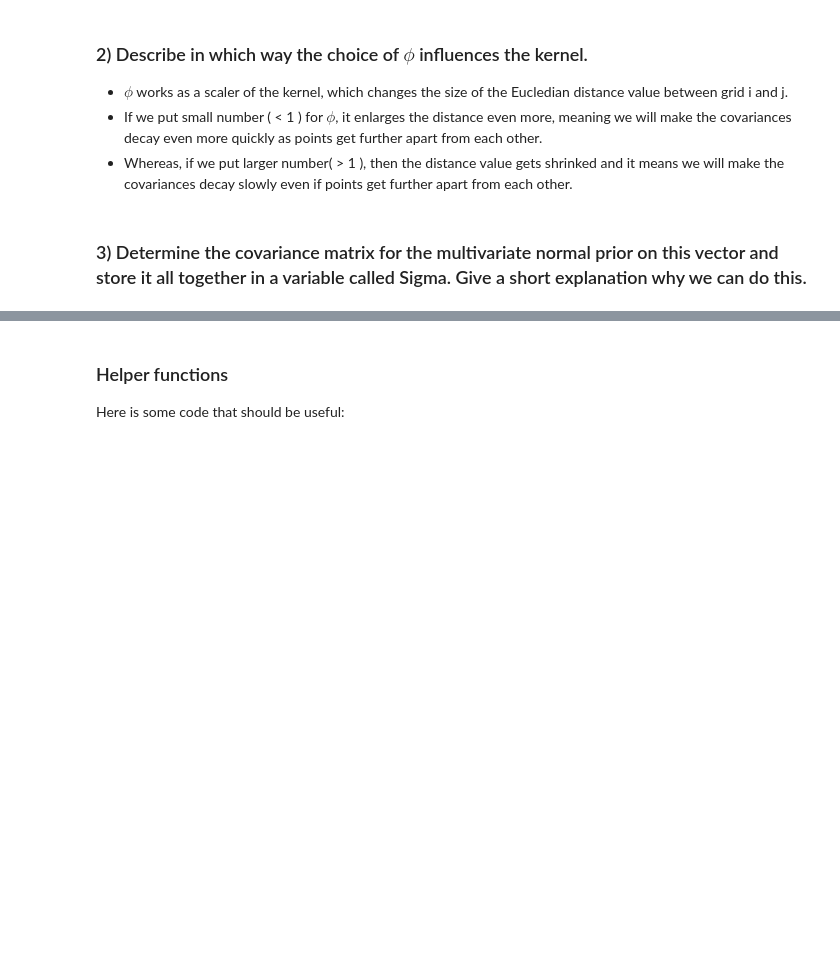
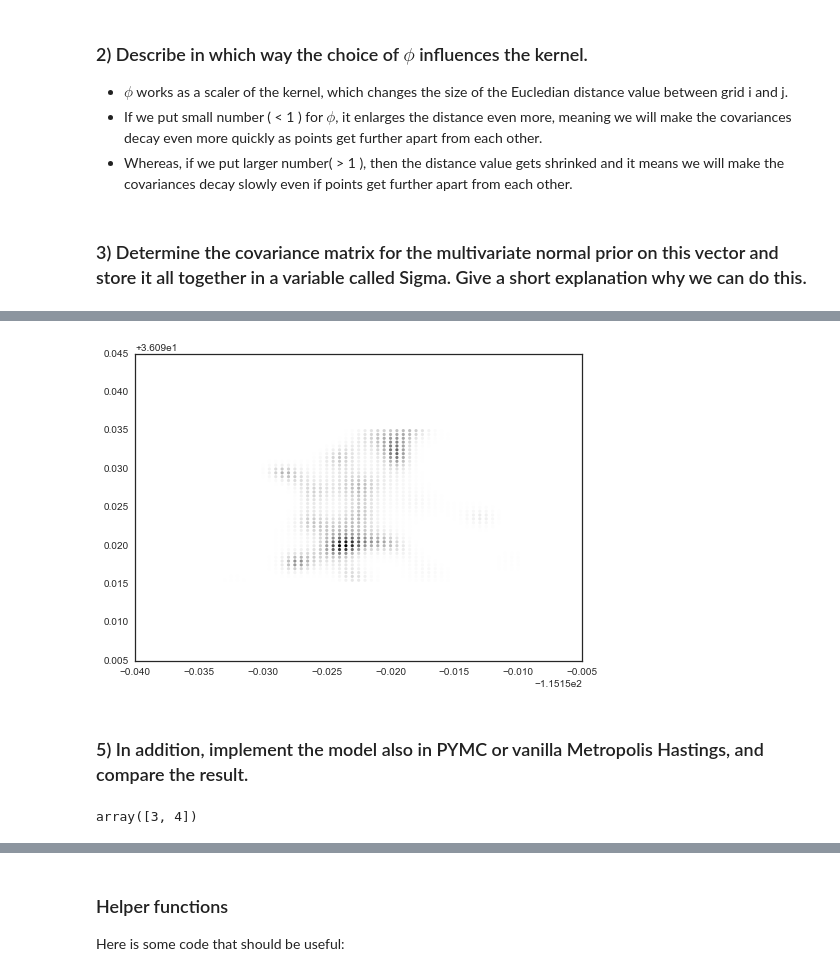
Before and after one commit to jeewon-hwang/AM207_homework_2016, a Jupyter notebook: hw4/AM207_JeewonHwang_HW4.ipynb, the cells around one changed output, grey strips where cells are left out. Saved outputs shown, nothing was run; the diff lists cells and outputs as text; code cells hidden in the pictures; blank space fills up the shorter version.

```diff
--- a/hw4/AM207_JeewonHwang_HW4.ipynb
+++ b/hw4/AM207_JeewonHwang_HW4.ipynb
@@ -176,0 +273,4 @@ len(X)
+# %%
+positive_definite_sigma = Sigma
+for i in range(2001):
+    positive_definite_sigma[i][i] = positive_definite_sigma[i][i] + 0.00001
@@ -176,0 +321,20 @@ len(X)
+# %%
+%time
+
+def log_lik(row, Y) :
+    alpha = row[0]
+    Z = row[1:]
+    lambdas = np.exp(alpha+Z)
+    log_likelihoods = scipy.stats.poisson.logpmf(checkins, (w**2)*lambdas)
+#     for i in range(len(Y)):
+#         yi = Y[i]
+#         zi = row[i+1]
+#         lambdai = np.exp(alpha+zi)
+#         # logpmf(x, mu)
+#         total_log_lik += scipy.stats.poisson.logpmf(yi, (w**2)*lambdai)
+
+    return log_likelihoods.sum()
+
+N_mcmc = 20000
+burn_in = 2000
+ess_alpha_z = ess(checkins, positive_definite_sigma, log_lik, N_mcmc, burn_in, Sigma.shape[0])
@@ -176,0 +345,17 @@ len(X)
+# %%
+ess_intensity_surface = np.zeros(M)
+last_ess_alpha_z = np.mean(ess_alpha_z, axis=0)
+alpha = last_ess_alpha_z[0]
+for i in range(M):
+    zi = last_ess_alpha_z[i+1]
+    ess_intensity_surface[i] = np.exp(alpha+zi)
+plot_checkins(ess_intensity_surface)
+# %% [output]
+[figure, added]
+# %% [markdown]
+### 5) In addition, implement the model also in PYMC or vanilla Metropolis Hastings, and compare the result.
+# %%
+test = np.array([1,2,3])
+test[1:] + test[0]
+# %% [output]
+array([3, 4])
```
Also changed, not shown: parts of 37 cells of this notebook.
